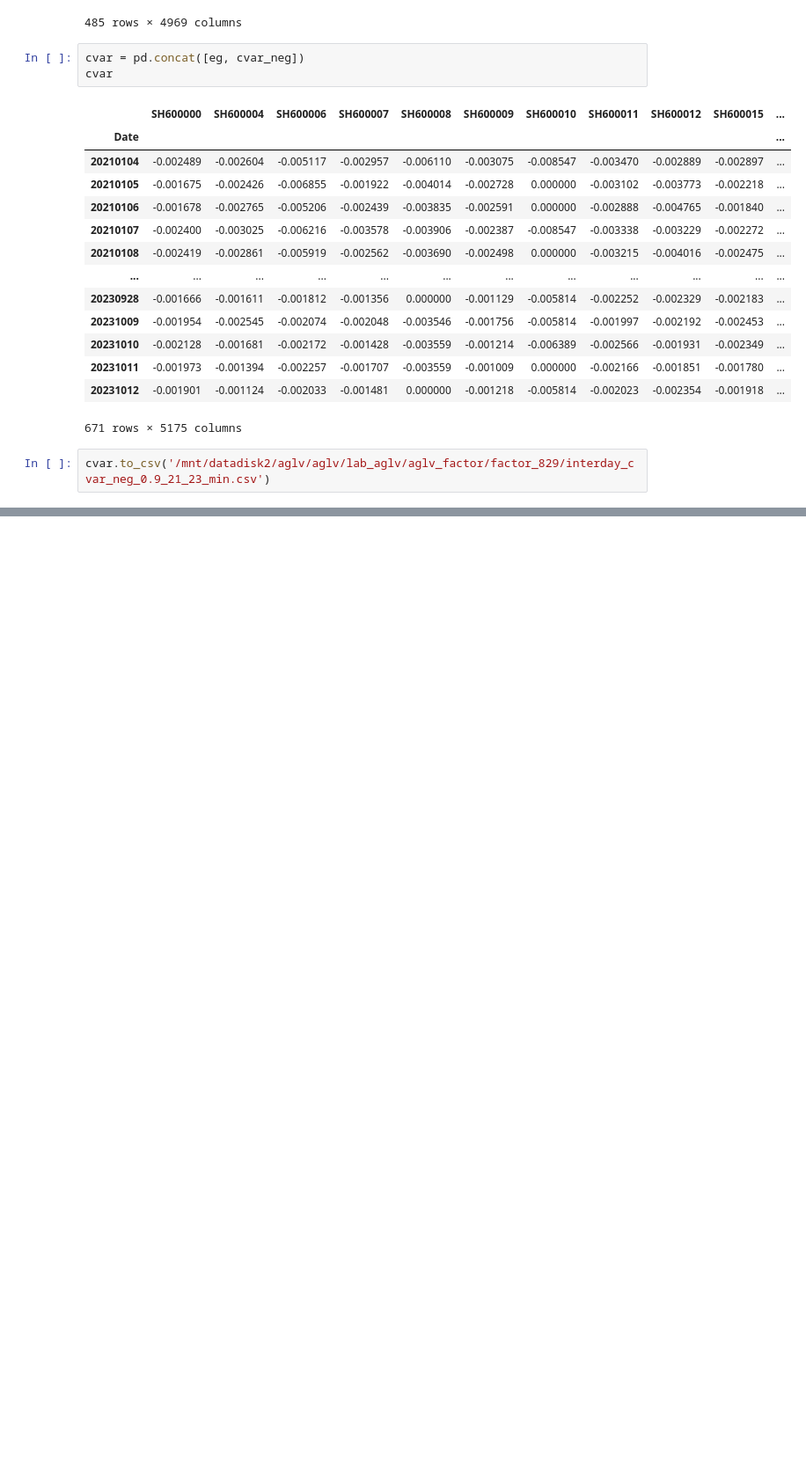
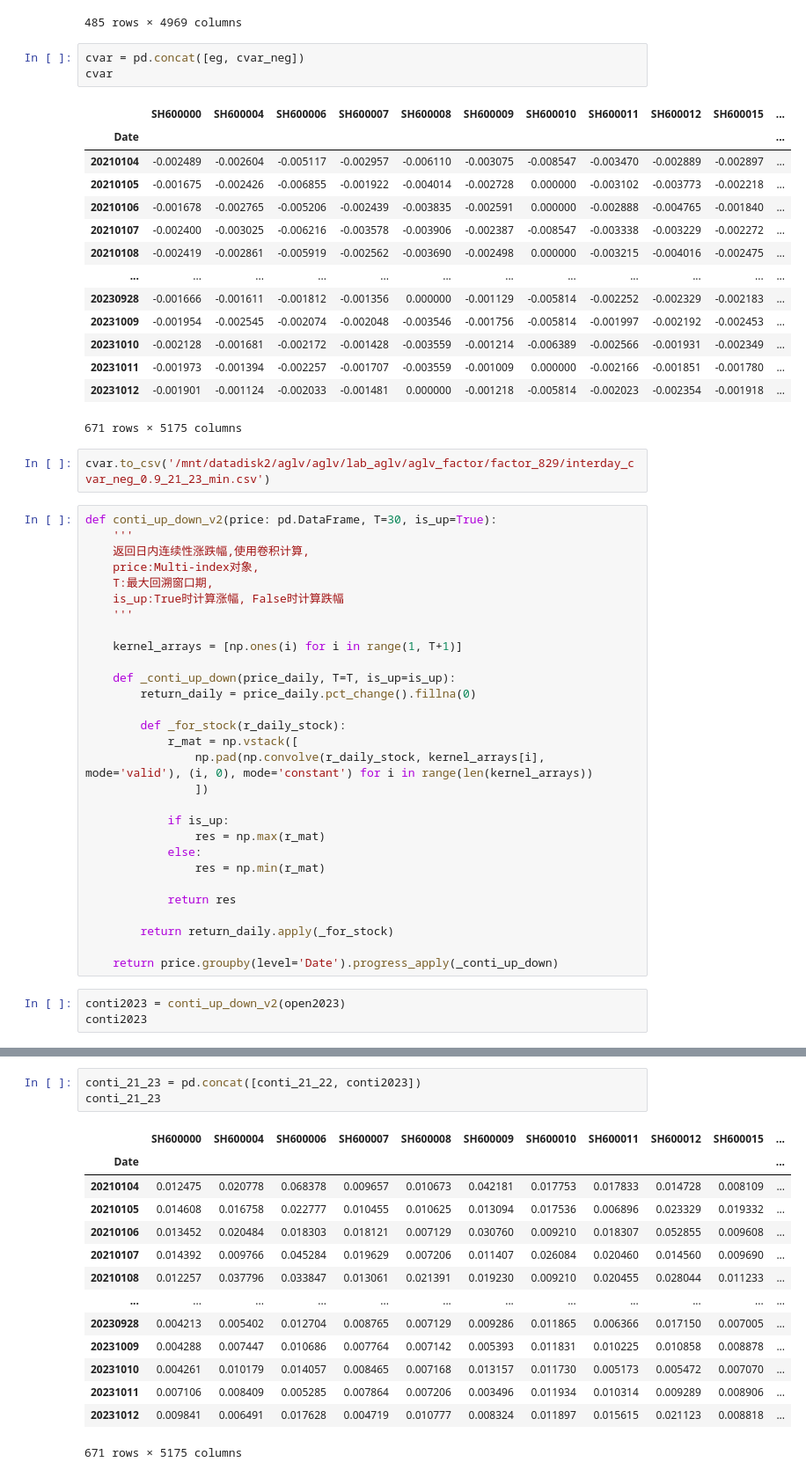
Before and after one commit to ForestMayJun/Quant, a Jupyter notebook: minute_alpha/alpha_interday_cVar.ipynb, the cells around one changed output, grey strips where cells are left out. Shown: that part at 88% size. Cells and saved outputs as stored; diff of their text form; blank space fills up the shorter version.

```diff
--- a/minute_alpha/alpha_interday_cVar.ipynb
+++ b/minute_alpha/alpha_interday_cVar.ipynb
@@ -181,3 +181,35 @@ cvar
 671 rows × 5175 columns
 # %%
 cvar.to_csv('/mnt/datadisk2/aglv/aglv/lab_aglv/aglv_factor/factor_829/interday_cvar_neg_0.9_21_23_min.csv')
+# %%
+def conti_up_down_v2(price: pd.DataFrame, T=30, is_up=True):
+    '''
+    返回日内连续性涨跌幅,使用卷积计算,
+    price:Multi-index对象,
+    T:最大回溯窗口期,
+    is_up:True时计算涨幅, False时计算跌幅
+    '''
+
+    kernel_arrays = [np.ones(i) for i in range(1, T+1)]
+
+    def _conti_up_down(price_daily, T=T, is_up=is_up):
+        return_daily = price_daily.pct_change().fillna(0)
+
+        def _for_stock(r_daily_stock):
+            r_mat = np.vstack([
+                np.pad(np.convolve(r_daily_stock, kernel_arrays[i], mode='valid'), (i, 0), mode='constant') for i in range(len(kernel_arrays))
+                ])
+
+            if is_up:
+                res = np.max(r_mat)
+            else:
+                res = np.min(r_mat)
+
+            return res
+
+        return return_daily.apply(_for_stock)
+
+    return price.groupby(level='Date').progress_apply(_conti_up_down)
+# %%
+conti2023 = conti_up_down_v2(open2023)
+conti2023
@@ -183,0 +250,18 @@ cvar.to_csv('/mnt/datadisk2/aglv/aglv/lab_aglv/aglv_factor/factor_829/interday_c
+# %%
+conti_21_23 = pd.concat([conti_21_22, conti2023])
+conti_21_23
+# %% [output]
+|  | SH600000 | SH600004 | SH600006 | SH600007 | SH600008 | SH600009 | SH600010 | SH600011 | SH600012 | SH600015 | ... |
+| Date |  |  |  |  |  |  |  |  |  |  | ... |
+| 20210104 | 0.012475 | 0.020778 | 0.068378 | 0.009657 | 0.010673 | 0.042181 | 0.017753 | 0.017833 | 0.014728 | 0.008109 | ... |
+| 20210105 | 0.014608 | 0.016758 | 0.022777 | 0.010455 | 0.010625 | 0.013094 | 0.017536 | 0.006896 | 0.023329 | 0.019332 | ... |
+| 20210106 | 0.013452 | 0.020484 | 0.018303 | 0.018121 | 0.007129 | 0.030760 | 0.009210 | 0.018307 | 0.052855 | 0.009608 | ... |
+| 20210107 | 0.014392 | 0.009766 | 0.045284 | 0.019629 | 0.007206 | 0.011407 | 0.026084 | 0.020460 | 0.014560 | 0.009690 | ... |
+| 20210108 | 0.012257 | 0.037796 | 0.033847 | 0.013061 | 0.021391 | 0.019230 | 0.009210 | 0.020455 | 0.028044 | 0.011233 | ... |
+| ... | ... | ... | ... | ... | ... | ... | ... | ... | ... | ... | ... |
+| 20230928 | 0.004213 | 0.005402 | 0.012704 | 0.008765 | 0.007129 | 0.009286 | 0.011865 | 0.006366 | 0.017150 | 0.007005 | ... |
+| 20231009 | 0.004288 | 0.007447 | 0.010686 | 0.007764 | 0.007142 | 0.005393 | 0.011831 | 0.010225 | 0.010858 | 0.008878 | ... |
+| 20231010 | 0.004261 | 0.010179 | 0.014057 | 0.008465 | 0.007168 | 0.013157 | 0.011730 | 0.005173 | 0.005472 | 0.007070 | ... |
+| 20231011 | 0.007106 | 0.008409 | 0.005285 | 0.007864 | 0.007206 | 0.003496 | 0.011934 | 0.010314 | 0.009289 | 0.008906 | ... |
+| 20231012 | 0.009841 | 0.006491 | 0.017628 | 0.004719 | 0.010777 | 0.008324 | 0.011897 | 0.015615 | 0.021123 | 0.008818 | ... |
+671 rows × 5175 columns
```
Also changed, not shown: parts of 7 cells of this notebook, 4 other files.
